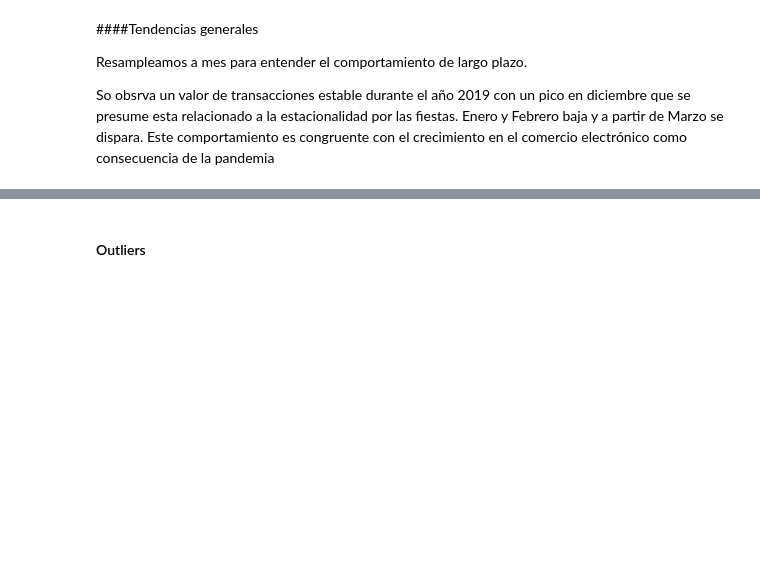
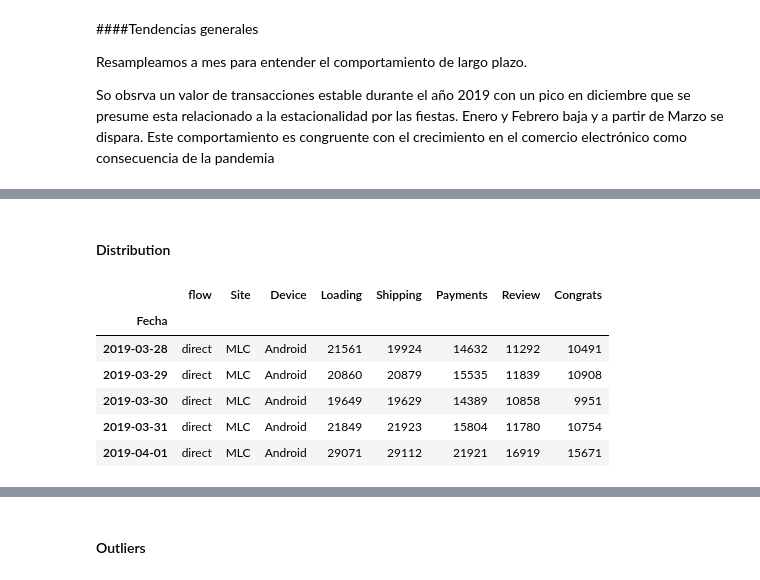
Before and after one commit to feliperichard/Mentoria, a Jupyter notebook: TP1_Analisis_y_Visualizacion/Tp1_analisis_y_visualizacion_Grupo_2.ipynb, the cells around one changed output, grey strips where cells are left out. Cells and saved outputs as stored; diff of their text form; code cells hidden in the pictures; blank space fills up the shorter version.

```diff
--- a/TP1_Analisis_y_Visualizacion/Tp1_analisis_y_visualizacion_Grupo_2.ipynb
+++ b/TP1_Analisis_y_Visualizacion/Tp1_analisis_y_visualizacion_Grupo_2.ipynb
@@ -296,0 +299,13 @@ tdf_m[cols_plot].plot(linewidth=1)
+# %% [markdown]
+#### Distribution
+# %%
+tdf_And = td1.loc[td1["Device"].isin(["Android"]),:]
+tdf_And.head()
+# %% [output]
+|  | flow | Site | Device | Loading | Shipping | Payments | Review | Congrats |
+| Fecha |  |  |  |  |  |  |  |  |
+| 2019-03-28 | direct | MLC | Android | 21561 | 19924 | 14632 | 11292 | 10491 |
+| 2019-03-29 | direct | MLC | Android | 20860 | 20879 | 15535 | 11839 | 10908 |
+| 2019-03-30 | direct | MLC | Android | 19649 | 19629 | 14389 | 10858 | 9951 |
+| 2019-03-31 | direct | MLC | Android | 21849 | 21923 | 15804 | 11780 | 10754 |
+| 2019-04-01 | direct | MLC | Android | 29071 | 29112 | 21921 | 16919 | 15671 |
```
Also changed, not shown: parts of 12 cells of this notebook.
